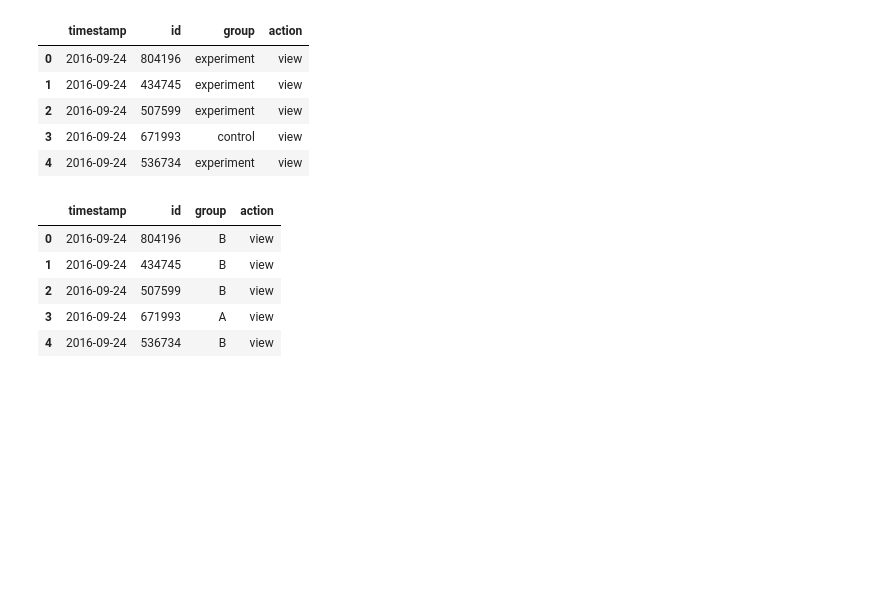
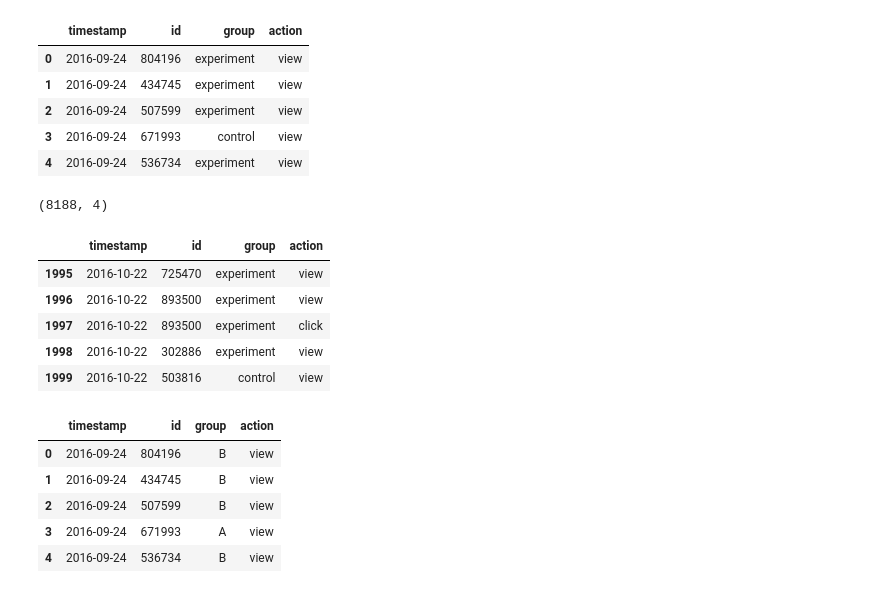
Before and after one commit to veliona/AlphaB, a Jupyter notebook: example/example.ipynb, the cells around one changed output. Drawn from its saved outputs; the diff is of its cells as text; code cells hidden in the pictures; blank space fills up the shorter version.

```diff
--- a/example/example.ipynb
+++ b/example/example.ipynb
@@ -97,6 +97,22 @@ df.head()
 | 2 | 2016-09-24 | 507599 | experiment | view |
 | 3 | 2016-09-24 | 671993 | control | view |
 | 4 | 2016-09-24 | 536734 | experiment | view |
+# %%
+# Show number of rows and columns
+df.shape
+# %% [output]
+(8188, 4)
+# %%
+# Limit data frame number of rows to 2000
+df = df[:2000]
+df.tail(5)
+# %% [output]
+|  | timestamp | id | group | action |
+| 1995 | 2016-10-22 | 725470 | experiment | view |
+| 1996 | 2016-10-22 | 893500 | experiment | view |
+| 1997 | 2016-10-22 | 893500 | experiment | click |
+| 1998 | 2016-10-22 | 302886 | experiment | view |
+| 1999 | 2016-10-22 | 503816 | control | view |
 # %%
 # Change group column values
 df['group'] = df['group'].apply(lambda x: 'A' if x == 'control' else 'B')
```
Also changed, not shown: parts of 7 cells of this notebook.
